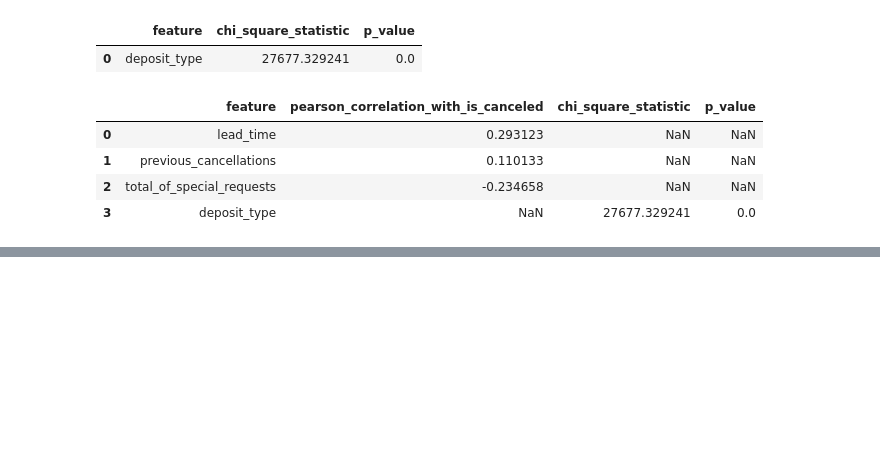
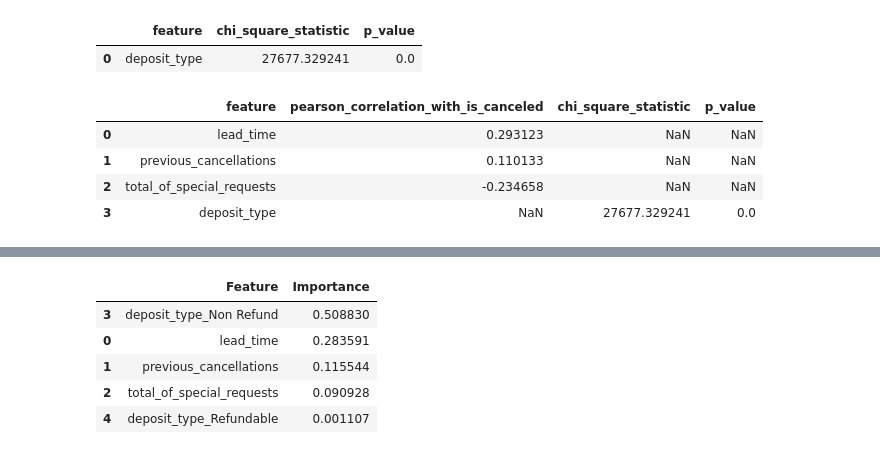
Before and after one commit to huntersarkis/hotel-booking-cancellation, a Jupyter notebook: notebooks/hotel_cancellation.ipynb, the cells around one changed output, grey strips where cells are left out. Drawn from its saved outputs; the diff is of its cells as text; code cells hidden in the pictures; blank space fills up the shorter version.

```diff
--- a/notebooks/hotel_cancellation.ipynb
+++ b/notebooks/hotel_cancellation.ipynb
@@ -216,0 +414,20 @@ bivariate_results.to_excel("../excel/hotel_bivariate_statistics.xlsx", index=Fal
+# %%
+import pandas as pd
+
+# Get the best tuned model
+best_rf = grid_search.best_estimator_
+
+# Extract feature importances
+feature_importance = pd.DataFrame({
+    "Feature": X.columns,
+    "Importance": best_rf.feature_importances_
+}).sort_values(by="Importance", ascending=False)
+
+feature_importance
+# %% [output]
+|  | Feature | Importance |
+| 3 | deposit_type_Non Refund | 0.508830 |
+| 0 | lead_time | 0.283591 |
+| 1 | previous_cancellations | 0.115544 |
+| 2 | total_of_special_requests | 0.090928 |
+| 4 | deposit_type_Refundable | 0.001107 |
```
Also changed, not shown: parts of 19 cells of this notebook.
